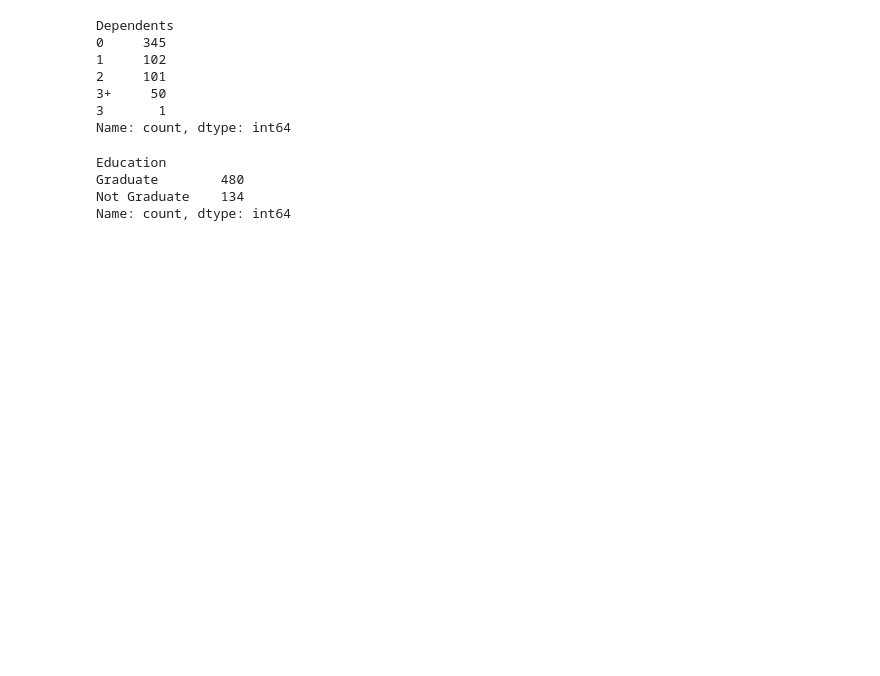
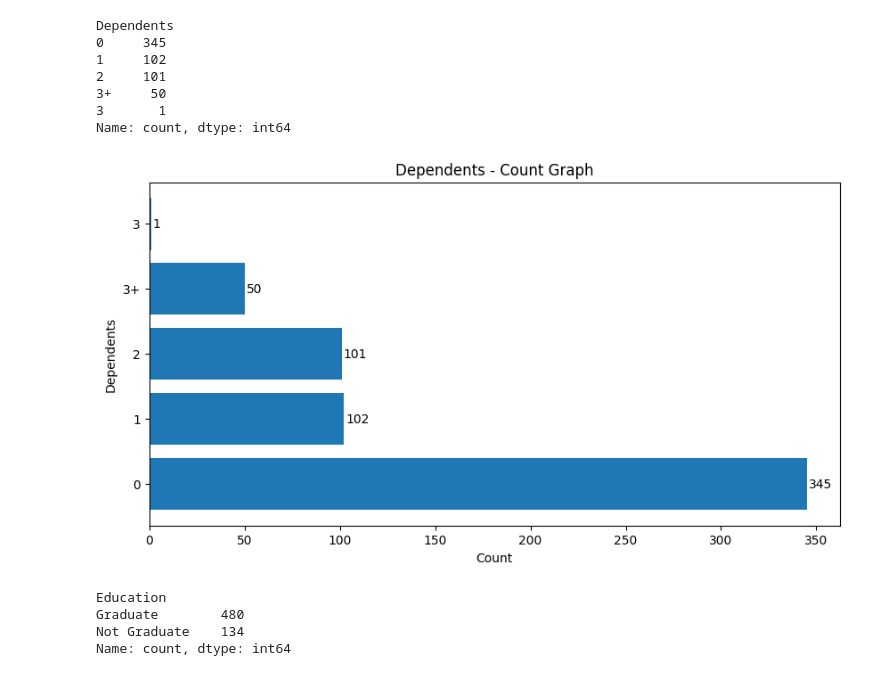
Before and after one commit to asna-v-a/loan_approval_prediction_using_classification, a Jupyter notebook: notebook/02_loan_approval_prediction_using_naive_bayes.ipynb, the cells around one changed output. Saved outputs shown, nothing was run; the diff lists cells and outputs as text; code cells hidden in the pictures; blank space fills up the shorter version.

```diff
--- a/notebook/02_loan_approval_prediction_using_naive_bayes.ipynb
+++ b/notebook/02_loan_approval_prediction_using_naive_bayes.ipynb
@@ -123,5 +147,6 @@ Name: count, dtype: int64
 # %%
-df['Dependents'].value_counts()
+df1=df['Dependents'].value_counts()
+df1
 # %% [output]
 Dependents
 0     345
@@ -130,4 +155,18 @@ Dependents
 3+     50
 3       1
 Name: count, dtype: int64
+# %%
+plt.figure(figsize=(10,5))
+
+plt.barh(df1.index,df1.values)
+plt.xlabel('Count')
+plt.ylabel('Dependents')
+plt.title('Dependents - Count Graph')
+
+for i, value in enumerate(df1.values):
+    plt.text(value + 1, df1.index[i], str(value), va='center')
+
+plt.show()
+# %% [output]
+[figure, added]
 # %%
```
Also changed, not shown: parts of 41 cells of this notebook, 4 other files.
